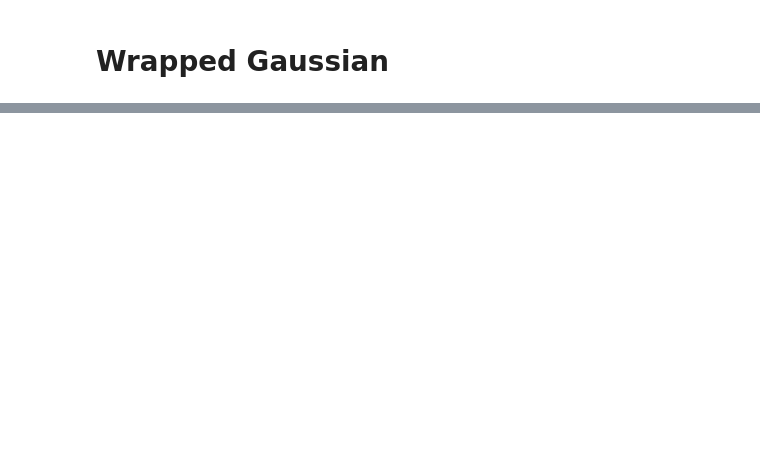
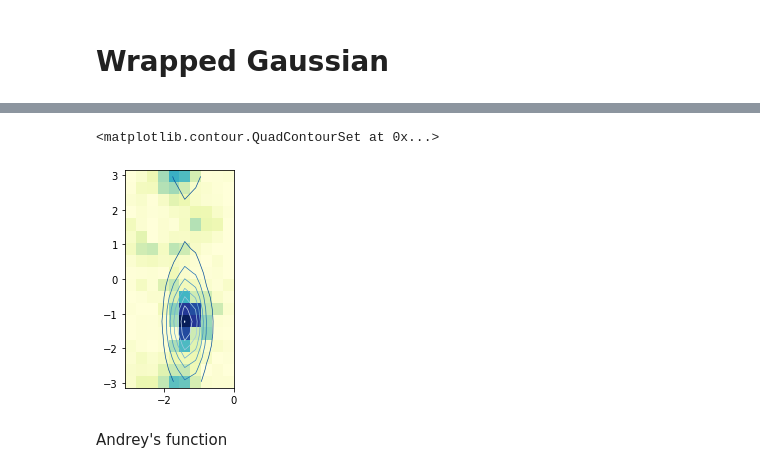
Before and after one commit to krairy/random, a Jupyter notebook: WrappedGaussianFitting.ipynb, the cells around one changed output, grey strips where cells are left out. Drawn from its saved outputs; the diff is of its cells as text; code cells hidden in the pictures; blank space fills up the shorter version.

```diff
--- a/WrappedGaussianFitting.ipynb
+++ b/WrappedGaussianFitting.ipynb
@@ -113,0 +127,30 @@ RuntimeError: Optimal parameters not found: Number of calls to function has reac
+# %%
+map_id = 3
+data = np.load(f"{wdir}/../Maps/{str(map_id)}_18x10.npy")
+data = data/data.max()
+
+Phi, Psi = np.meshgrid(np.linspace(0, pi/2, data.shape[1]),
+                       np.linspace(0, pi, data.shape[0]))
+
+abs_max = data.argmax()
+ind = np.unravel_index(abs_max, data.shape)
+grid_1d = np.vstack((Phi.ravel(), Psi.ravel()))
+phi0, psi0 = grid_1d[:, abs_max]
+
+initial_guess = [1., phi0, psi0, 1, 1, .1]
+#bounds=((0,1), (phi0-0.01, phi0+0.01), (psi0-0.01, psi0+0.01), (-np.inf,  np.inf), (-np.inf,  np.inf), (-np.inf,  np.inf))
+
+bounds = ([0, phi0-0.0001, psi0-0.0001, -np.inf, -np.inf, -np.inf], [1, phi0+0.0001, psi0+0.0001, np.inf, np.inf, np.inf])
+
+popt, pcov = optimize.curve_fit(vM_bivar2, (Phi, Psi),  data.ravel(), initial_guess, )#bounds=bounds)
+
+fit_data = vM_bivar2((Phi, Psi), *popt)
+fit_data = np.reshape(fit_data, data.shape)
+plt.imshow(data, cmap=plt.cm.YlGnBu, extent=(-1*pi, 0, -1*pi, pi))
+plt.contour(fit_data, linewidths=0.7,
+           cmap=plt.cm.Blues_r, extent=(-1*pi, 0, -1*pi, pi), origin='upper')
+# %% [output]
+<matplotlib.contour.QuadContourSet at 0x...>
+[figure, added]
+# %% [markdown]
+Andrey's function
```
Also changed, not shown: parts of 8 cells of this notebook.
